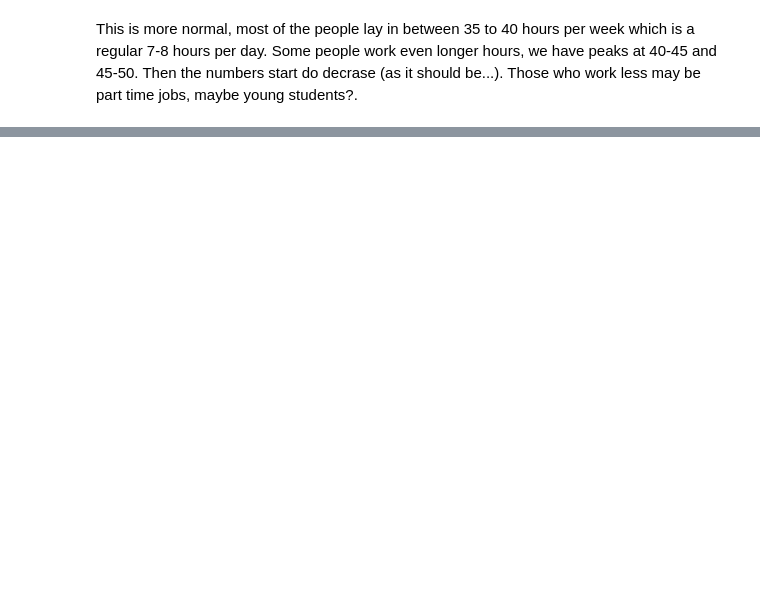
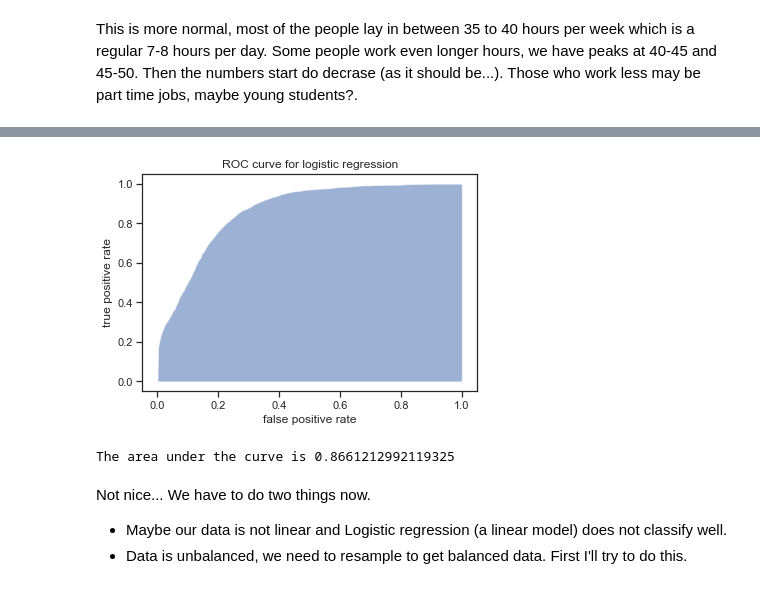
Before and after one commit to SebastiaAgramunt/DataScience, a Jupyter notebook: notebooks/1_Salary_Prediction.ipynb, the cells around one changed output, grey strips where cells are left out. Drawn from its saved outputs; the diff is of its cells as text; code cells hidden in the pictures; blank space fills up the shorter version.

Commit message:
logistic regression for salary prediction

```diff
--- a/notebooks/1_Salary_Prediction.ipynb
+++ b/notebooks/1_Salary_Prediction.ipynb
@@ -216,0 +250,12 @@ This is more normal, most of the people lay in between 35 to 40 hours per week w
+# %%
+# for the initial model let's take less variables...
+# This is a little bit arbiratry, why these variables and not others, just to show up a model here.
+numerical = ['age', 'capital-gain', 'capital-loss', 'hours-per-week']
+categorical = [ 'marital-status', 'relationship', 'race', 'sex']
+target = ["class"]
+# %%
+df_ml = df.copy()
+#one hot encode the part we need
+encoded = pd.get_dummies(df_ml.loc[:,categorical])
+df_ml = pd.concat([df_ml.loc[:,numerical],encoded],axis = 1)
+df_ml.head()
@@ -216,0 +270,8 @@ This is more normal, most of the people lay in between 35 to 40 hours per week w
+# %%
+from sklearn.model_selection import train_test_split
+
+#X will be the input of our model (the features) and y the predicted value
+X = df_ml.copy()
+y = df[target]
+
+X_train, X_test, y_train, y_test = train_test_split(X, y, test_size=0.33, random_state=42)
@@ -216,0 +282,6 @@ This is more normal, most of the people lay in between 35 to 40 hours per week w
+# %%
+from sklearn.linear_model import LogisticRegression
+from sklearn.metrics import confusion_matrix,accuracy_score,roc_curve,auc
+
+logistic = LogisticRegression(random_state=10)
+logistic.fit(X_train.values,y_train.values.reshape(-1))
@@ -216,0 +340,26 @@ This is more normal, most of the people lay in between 35 to 40 hours per week w
+# %%
+#with this we get the score of the prediciton (not 0 or 1, but something in between). Usually if prediction is less
+#than 0.5 then the event is classified as 0 and 1 otherwise.
+scores = logistic.decision_function(X_test)
+fpr, tpr, _ = roc_curve(y_test,scores)
+
+#now, let's plot it!!
+
+plt.clf() #clear plot
+plt.title("ROC curve for logistic regression")
+plt.xlabel("false positive rate")
+plt.ylabel("true positive rate")
+#plt.plot(fpr,tpr,linewidth=2)
+plt.fill_between(fpr,0,tpr, alpha = 0.55)
+plt.show()
+
+
+print("The area under the curve is {}".format(auc(fpr,tpr)))
+# %% [output]
+[figure, added]
+The area under the curve is 0.8661212992119325
+# %% [markdown]
+Not nice... We have to do two things now.
+
+* Maybe our data is not linear and Logistic regression (a linear model) does not classify well.
+* Data is unbalanced, we need to resample to get balanced data. First I'll try to do this.
```
Also changed, not shown: parts of 23 cells of this notebook.
